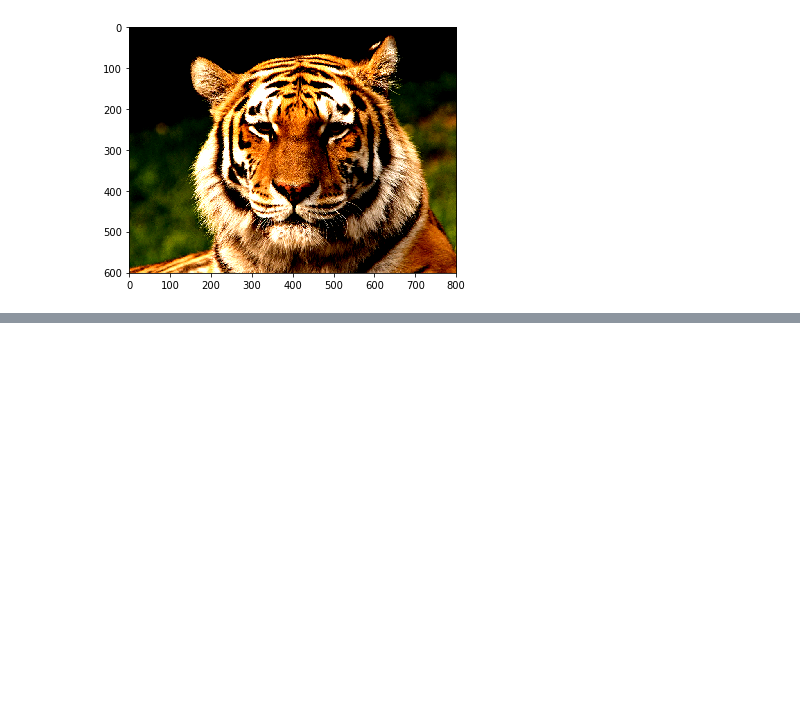
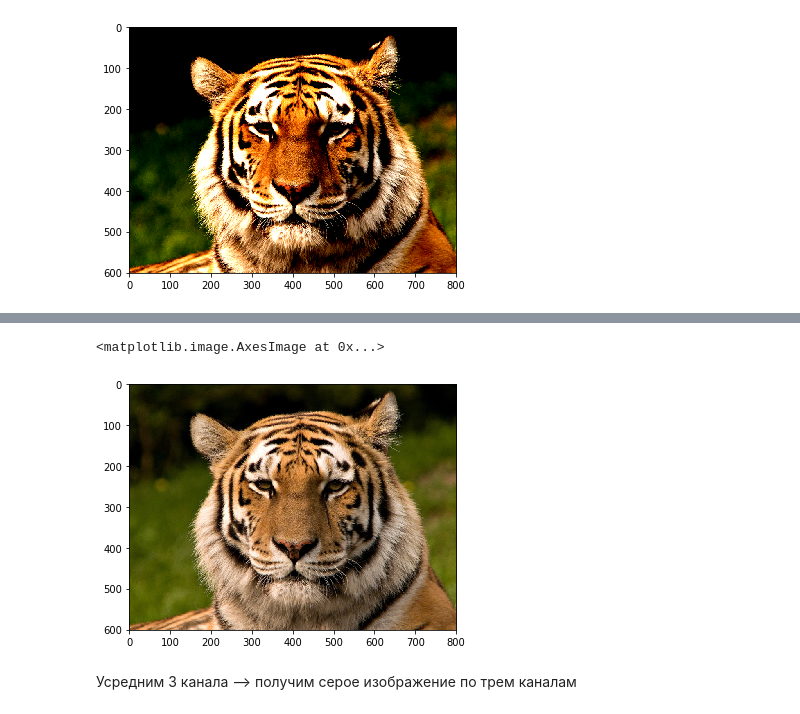
Before and after one commit to andreqwert/Image_processing, a Jupyter notebook: Arithmetic_operations_with_images.ipynb, the cells around one changed output, grey strips where cells are left out. Cells and saved outputs as stored; diff of their text form; code cells hidden in the pictures; blank space fills up the shorter version.

```diff
--- a/Arithmetic_operations_with_images.ipynb
+++ b/Arithmetic_operations_with_images.ipynb
@@ -78,0 +115,9 @@ imshow(clip(img_f * 2 - 0.5, 0, 1)) # обрежем от 0 до 1
+# %%
+img_combined = dstack((r, g, b))
+# %%
+imshow(img_combined)
+# %% [output]
+<matplotlib.image.AxesImage at 0x...>
+[figure, added]
+# %% [markdown]
+Усредним 3 канала --> получим серое изображение по трем каналам
```
Also changed, not shown: parts of 16 cells of this notebook.
